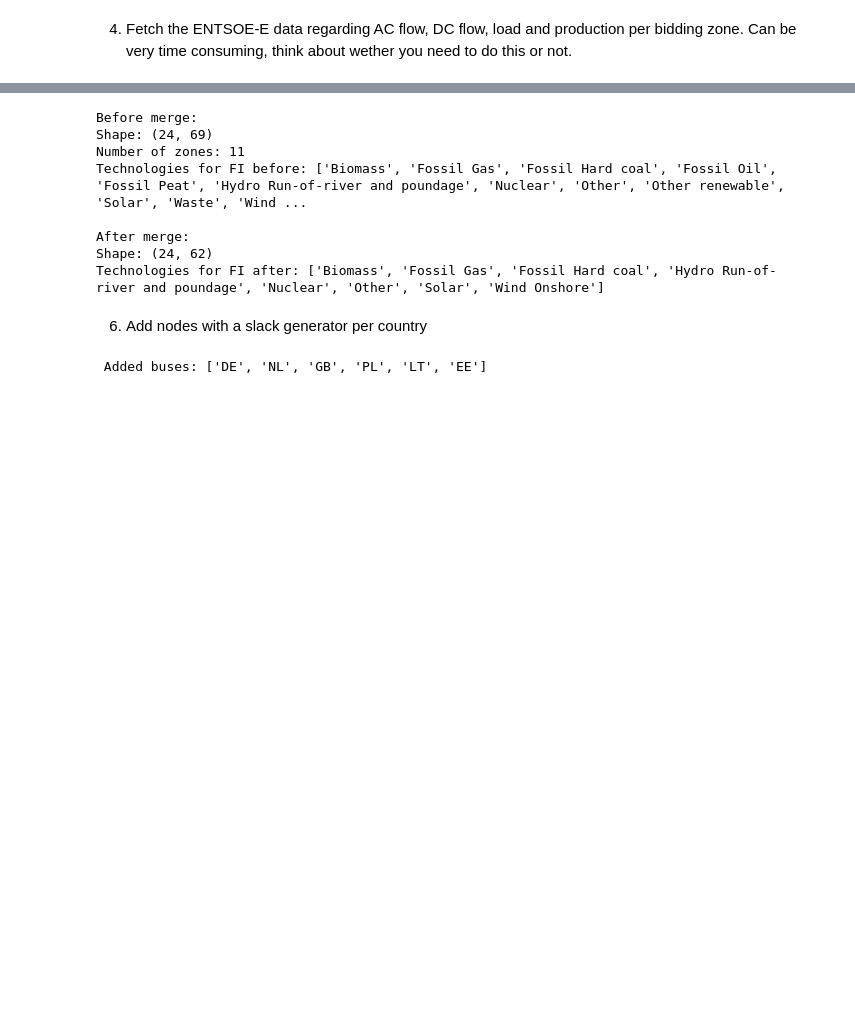
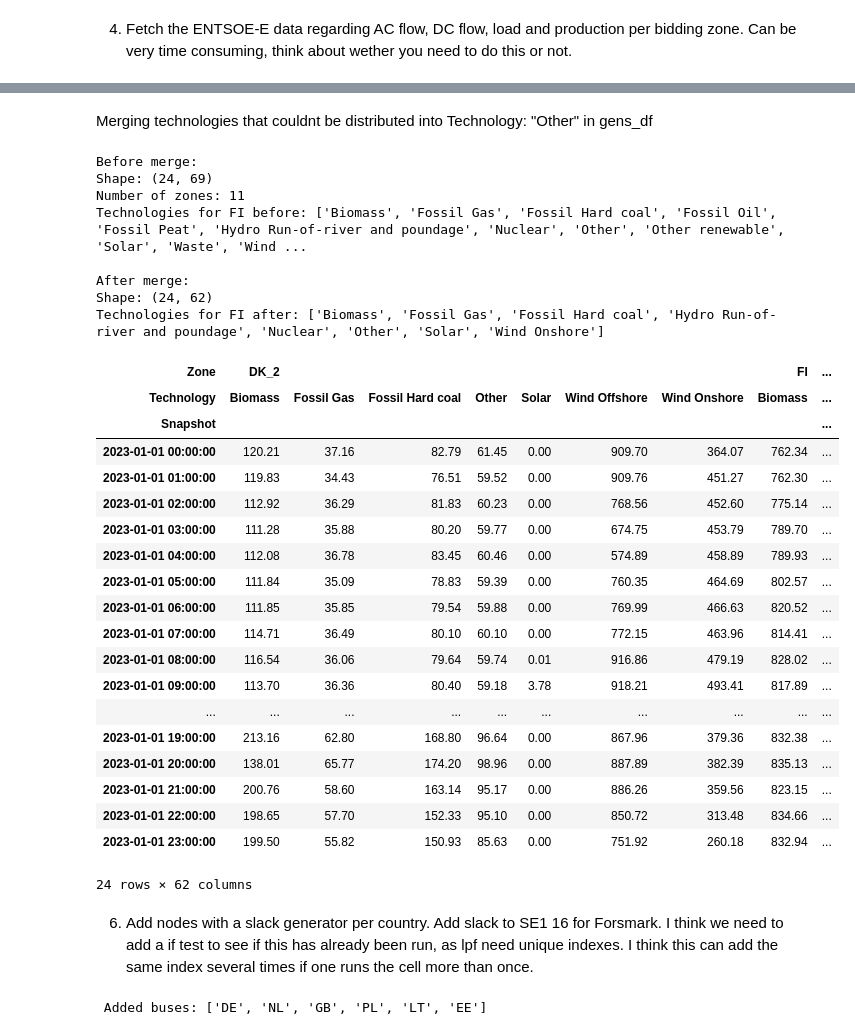
Before and after one commit to Pumpekraftverk/FM4017-Project, a Jupyter notebook: workflow.ipynb, the cells around one changed output, grey strips where cells are left out. Saved outputs shown, nothing was run; the diff lists cells and outputs as text; code cells hidden in the pictures; blank space fills up the shorter version.

```diff
--- a/workflow.ipynb
+++ b/workflow.ipynb
@@ -64,6 +73,0 @@ Snapshots: 24
-# %%
-"""pd.set_option('display.max_rows', None)
-print(n.buses)
-
-# Reset back to default
-pd.reset_option('display.max_rows')"""
@@ -142,5 +133,7 @@ WARNING:entsoe.decorators:Connection Error, retrying in 10 seconds
+# %% [markdown]
+Merging technologies that couldnt be distributed into Technology: "Other" in gens_df
 # %%
-gens_df_sum_before = gens_df.sum(axis=1)
+"""gens_df_sum_before = gens_df.sum(axis=1)
 
 import pandas as pd
 
@@ -161,30 +154,52 @@ print(f"Technologies for FI before: {gens_df['FI'].columns.tolist()}")
 # Make sure "Other" exists for each zone
 zones = gens_df.columns.get_level_values("Zone").unique()
 for zone in zones:
     if ("Zone" in gens_df.columns.names and
         (zone, "Other") not in gens_df.columns):
         gens_df[(zone, "Other")] = 0.0
 
 # Go through each zone and aggregate "other_sources" into "Other"
 for zone in zones:
     for src in other_sources:
         col = (zone, src)
         if col in gens_df.columns:
             gens_df[(zone, "Other")] += gens_df[col]
             gens_df.drop(columns=[col], inplace=True)
 
 # Re-sort columns to keep order tidy
 gens_df = gens_df.sort_index(axis=1)
 
 print("\nAfter merge:")
 print(f"Shape: {gens_df.shape}")
 print(f"Technologies for FI after: {gens_df['FI'].columns.tolist()}")
+"""
+merge_technologies(gens_df)
 # %% [output]
 Before merge:
 Shape: (24, 69)
 Number of zones: 11
 Technologies for FI before: ['Biomass', 'Fossil Gas', 'Fossil Hard coal', 'Fossil Oil', 'Fossil Peat', 'Hydro Run-of-river and poundage', 'Nuclear', 'Other', 'Other renewable', 'Solar', 'Waste', 'Wind ...
 
 After merge:
 Shape: (24, 62)
 Technologies for FI after: ['Biomass', 'Fossil Gas', 'Fossil Hard coal', 'Hydro Run-of-river and poundage', 'Nuclear', 'Other', 'Solar', 'Wind Onshore']
+| Zone | DK_2 |  |  |  |  |  |  | FI | ... |
+| Technology | Biomass | Fossil Gas | Fossil Hard coal | Other | Solar | Wind Offshore | Wind Onshore | Biomass | ... |
+| Snapshot |  |  |  |  |  |  |  |  | ... |
+| 2023-01-01 00:00:00 | 120.21 | 37.16 | 82.79 | 61.45 | 0.00 | 909.70 | 364.07 | 762.34 | ... |
+| 2023-01-01 01:00:00 | 119.83 | 34.43 | 76.51 | 59.52 | 0.00 | 909.76 | 451.27 | 762.30 | ... |
+| 2023-01-01 02:00:00 | 112.92 | 36.29 | 81.83 | 60.23 | 0.00 | 768.56 | 452.60 | 775.14 | ... |
+| 2023-01-01 03:00:00 | 111.28 | 35.88 | 80.20 | 59.77 | 0.00 | 674.75 | 453.79 | 789.70 | ... |
+| 2023-01-01 04:00:00 | 112.08 | 36.78 | 83.45 | 60.46 | 0.00 | 574.89 | 458.89 | 789.93 | ... |
+| 2023-01-01 05:00:00 | 111.84 | 35.09 | 78.83 | 59.39 | 0.00 | 760.35 | 464.69 | 802.57 | ... |
+| 2023-01-01 06:00:00 | 111.85 | 35.85 | 79.54 | 59.88 | 0.00 | 769.99 | 466.63 | 820.52 | ... |
+| 2023-01-01 07:00:00 | 114.71 | 36.49 | 80.10 | 60.10 | 0.00 | 772.15 | 463.96 | 814.41 | ... |
+| 2023-01-01 08:00:00 | 116.54 | 36.06 | 79.64 | 59.74 | 0.01 | 916.86 | 479.19 | 828.02 | ... |
+| 2023-01-01 09:00:00 | 113.70 | 36.36 | 80.40 | 59.18 | 3.78 | 918.21 | 493.41 | 817.89 | ... |
+| ... | ... | ... | ... | ... | ... | ... | ... | ... | ... |
+| 2023-01-01 19:00:00 | 213.16 | 62.80 | 168.80 | 96.64 | 0.00 | 867.96 | 379.36 | 832.38 | ... |
+| 2023-01-01 20:00:00 | 138.01 | 65.77 | 174.20 | 98.96 | 0.00 | 887.89 | 382.39 | 835.13 | ... |
+| 2023-01-01 21:00:00 | 200.76 | 58.60 | 163.14 | 95.17 | 0.00 | 886.26 | 359.56 | 823.15 | ... |
+| 2023-01-01 22:00:00 | 198.65 | 57.70 | 152.33 | 95.10 | 0.00 | 850.72 | 313.48 | 834.66 | ... |
+| 2023-01-01 23:00:00 | 199.50 | 55.82 | 150.93 | 85.63 | 0.00 | 751.92 | 260.18 | 832.94 | ... |
+24 rows × 62 columns
@@ -196,5 +206,5 @@ Technologies for FI after: ['Biomass', 'Fossil Gas', 'Fossil Hard coal', 'Hydro
 # %% [markdown]
-6. Add nodes with a slack generator per country
+6. Add nodes with a slack generator per country. Add slack to SE1 16 for Forsmark. I think we need to add a if test to see if this has already been run, as lpf need unique indexes. I think this can add the same index several times if one runs the cell more than once.
 # %%
 # Coordinatees to buses is found in OSM as the GPS coordinates to static inverter plants related to the DC links
 
```
Also changed, not shown: parts of 32 cells of this notebook, 9 other files.
